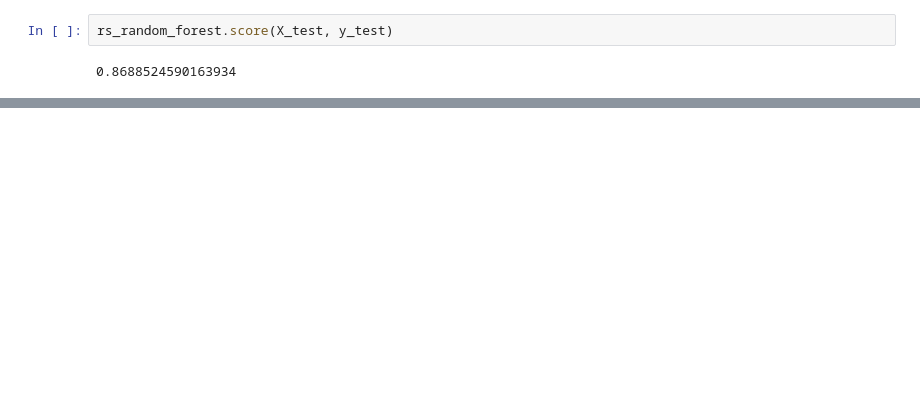
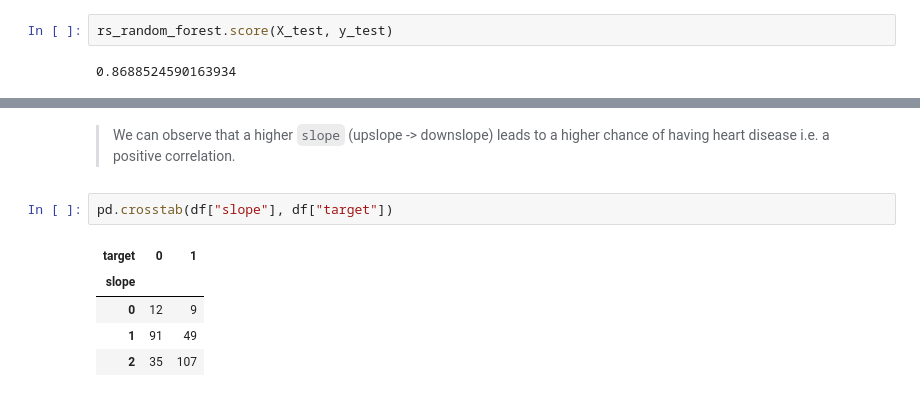
Before and after one commit to WebDevCaptain/heart-disease-classification, a Jupyter notebook: heart-disease.ipynb, the cells around one changed output, grey strips where cells are left out. Drawn from its saved outputs; the diff is of its cells as text; blank space fills up the shorter version.

```diff
--- a/heart-disease.ipynb
+++ b/heart-disease.ipynb
@@ -553,0 +838,10 @@ rs_random_forest.score(X_test, y_test)
+# %% [markdown]
+> We can observe that a higher `slope` (upslope -> downslope) leads to a higher chance of having heart disease i.e. a positive correlation.
+# %%
+pd.crosstab(df["slope"], df["target"])
+# %% [output]
+| target | 0 | 1 |
+| slope |  |  |
+| 0 | 12 | 9 |
+| 1 | 91 | 49 |
+| 2 | 35 | 107 |
```
Also changed, not shown: parts of 38 cells of this notebook.
